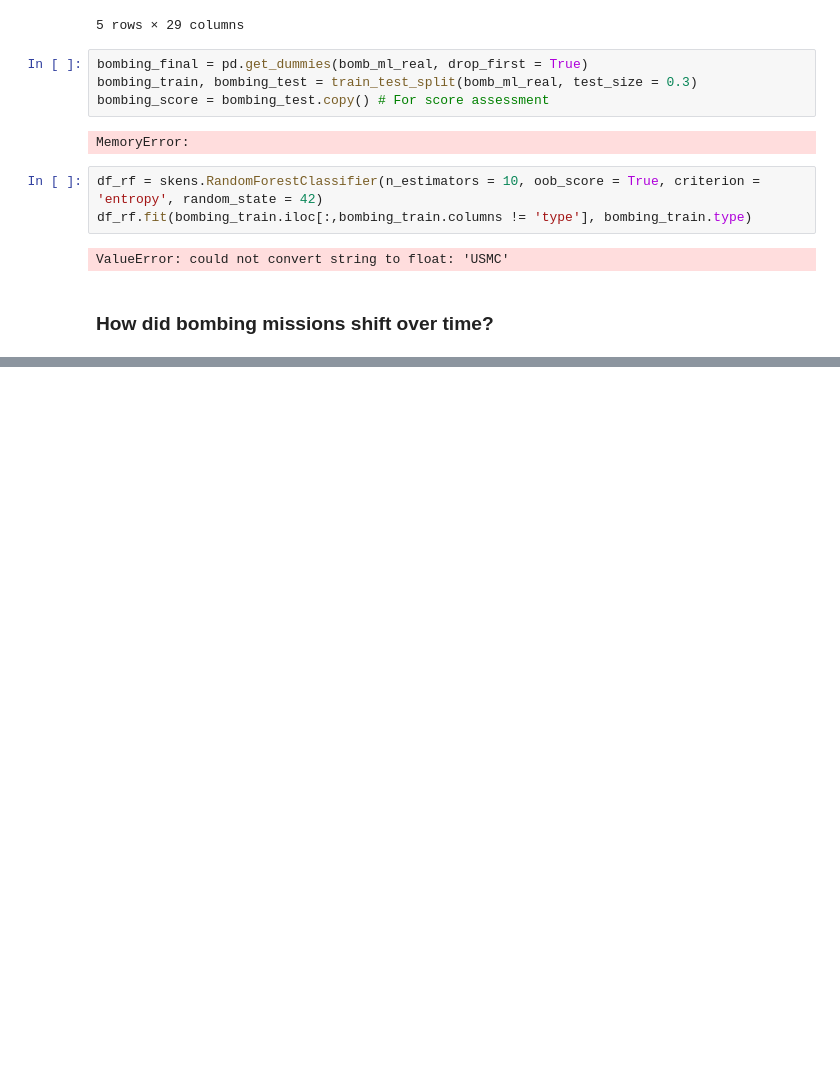
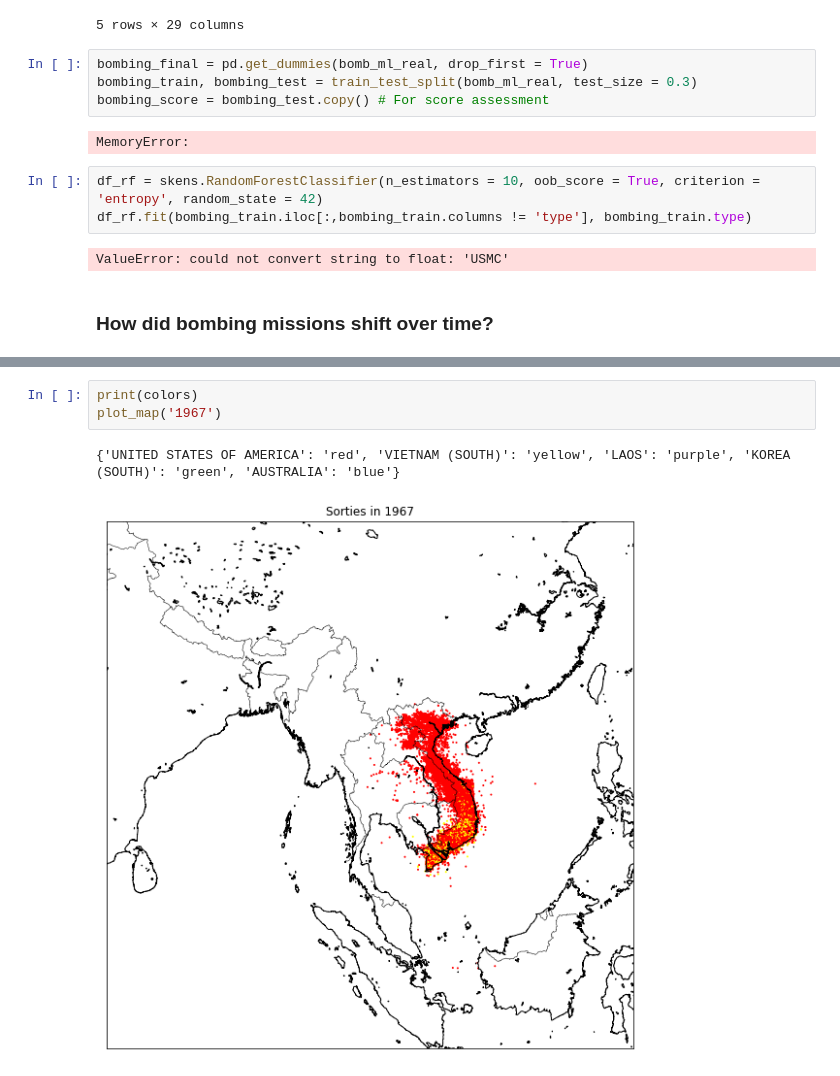
Before and after one commit to tengdann/si618-final, a Jupyter notebook: si618-final.ipynb, the cells around one changed output, grey strips where cells are left out. Cells and saved outputs as stored; diff of their text form; blank space fills up the shorter version.

```diff
--- a/si618-final.ipynb
+++ b/si618-final.ipynb
@@ -301,0 +373,6 @@ FileNotFoundError: [Errno 2] No such file or directory: './cartopy_backgrounds\\
+# %%
+print(colors)
+plot_map('1967')
+# %% [output]
+{'UNITED STATES OF AMERICA': 'red', 'VIETNAM (SOUTH)': 'yellow', 'LAOS': 'purple', 'KOREA (SOUTH)': 'green', 'AUSTRALIA': 'blue'}
+[figure, added]
```
Also changed, not shown: parts of 20 cells of this notebook.
